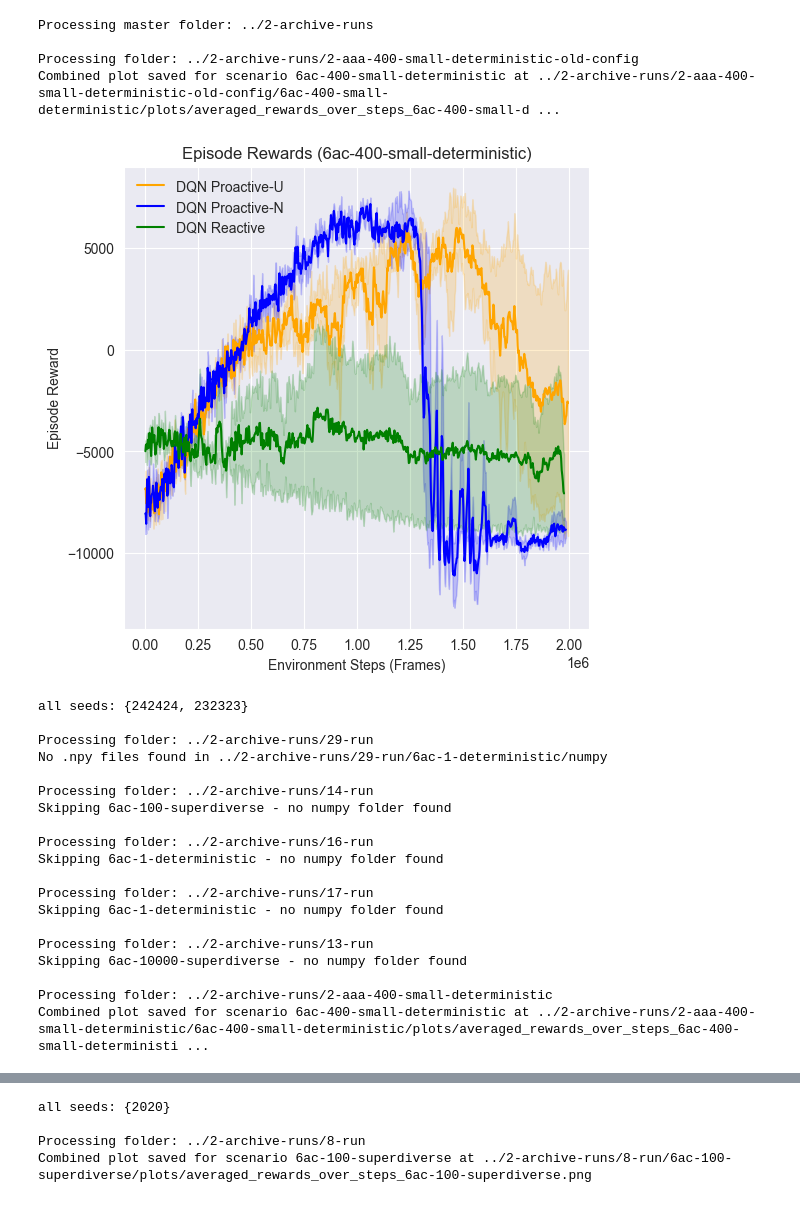
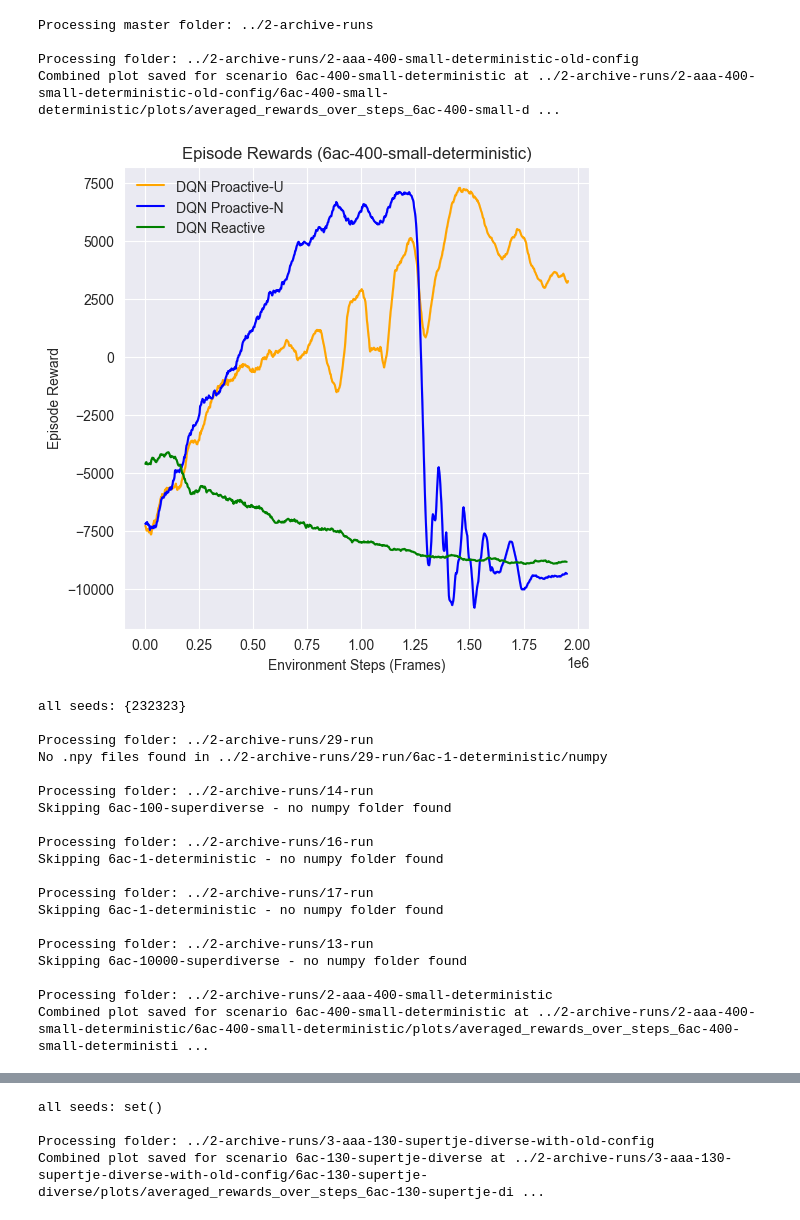
Before and after one commit to elisabethoost/msc-thesis-drl-adm, a Jupyter notebook: notebooks_utils/plot-big-runs.ipynb, the cells around one changed output, grey strips where cells are left out. Saved outputs shown, nothing was run; the diff lists cells and outputs as text; code cells hidden in the pictures.

```diff
--- a/notebooks_utils/plot-big-runs.ipynb
+++ b/notebooks_utils/plot-big-runs.ipynb
@@ -10,8 +10,9 @@ sns.set_style("darkgrid")
 # User parameters
 ###################################
 master_folders = ["../2-archive-runs"]  # List of master folders to process
-shown_seeds = []  # Only show these seeds, empty list means show all seeds
-SMOOTHEDING_WINDOW = 2
+# shown_seeds = [232323]  # Only show these seeds, empty list means show all seeds
+shown_seeds = [232323]  # Only show these seeds, empty list means show all seeds
+SMOOTHEDING_WINDOW = 20
 ###################################
 
 def smooth(data, window=4):
@@ -136,35 +137,35 @@ for master_folder in master_folders:
                 steps_mean = steps_array.mean(axis=0).astype(int)
 
                 # Apply smoothing
                 smooth_window = SMOOTHEDING_WINDOW
                 mean_sm = smooth(mean, smooth_window)
                 std_sm = smooth(std, smooth_window)
                 steps_sm = steps_mean[:len(mean_sm)]
 
                 plt.plot(steps_sm, mean_sm, label=labels.get(agent_type, agent_type.capitalize()), color=colors.get(agent_type, 'gray'))
                 plt.fill_between(steps_sm,
                                 mean_sm - std_sm,
                                 mean_sm + std_sm,
                                 alpha=0.2, color=colors.get(agent_type, 'gray'))
 
             plt.xlabel("Environment Steps (Frames)")
             plt.ylabel("Episode Reward")
             plt.title(f"Episode Rewards ({scenario})")
             plt.legend(frameon=False)
             plt.grid(True)
 
             plot_file = os.path.join(plots_dir, f"averaged_rewards_over_steps_{scenario}.png")
             plt.savefig(plot_file)
             print(f"Combined plot saved for scenario {scenario} at {plot_file}")
             plt.show()
             print(f"all seeds: {data['seeds']}")
 # %% [output]
 Processing master folder: ../2-archive-runs
 
 Processing folder: ../2-archive-runs/2-aaa-400-small-deterministic-old-config
 Combined plot saved for scenario 6ac-400-small-deterministic at ../2-archive-runs/2-aaa-400-small-deterministic-old-config/6ac-400-small-deterministic/plots/averaged_rewards_over_steps_6ac-400-small-d ...
-[figure, old version]
+[figure, new version]
-all seeds: {242424, 232323}
+all seeds: {232323}
 
 Processing folder: ../2-archive-runs/29-run
 No .npy files found in ../2-archive-runs/29-run/6ac-1-deterministic/numpy
@@ -201,4 +208,4 @@ Combined plot saved for scenario 6ac-10000-superdiverse at ../2-archive-runs/11-
-all seeds: {2020}
+all seeds: set()
 
-Processing folder: ../2-archive-runs/8-run
-Combined plot saved for scenario 6ac-100-superdiverse at ../2-archive-runs/8-run/6ac-100-superdiverse/plots/averaged_rewards_over_steps_6ac-100-superdiverse.png
+Processing folder: ../2-archive-runs/3-aaa-130-supertje-diverse-with-old-config
+Combined plot saved for scenario 6ac-130-supertje-diverse at ../2-archive-runs/3-aaa-130-supertje-diverse-with-old-config/6ac-130-supertje-diverse/plots/averaged_rewards_over_steps_6ac-130-supertje-di ...
```
Also changed, not shown: parts of 1 cell of this notebook, 48 other files.
